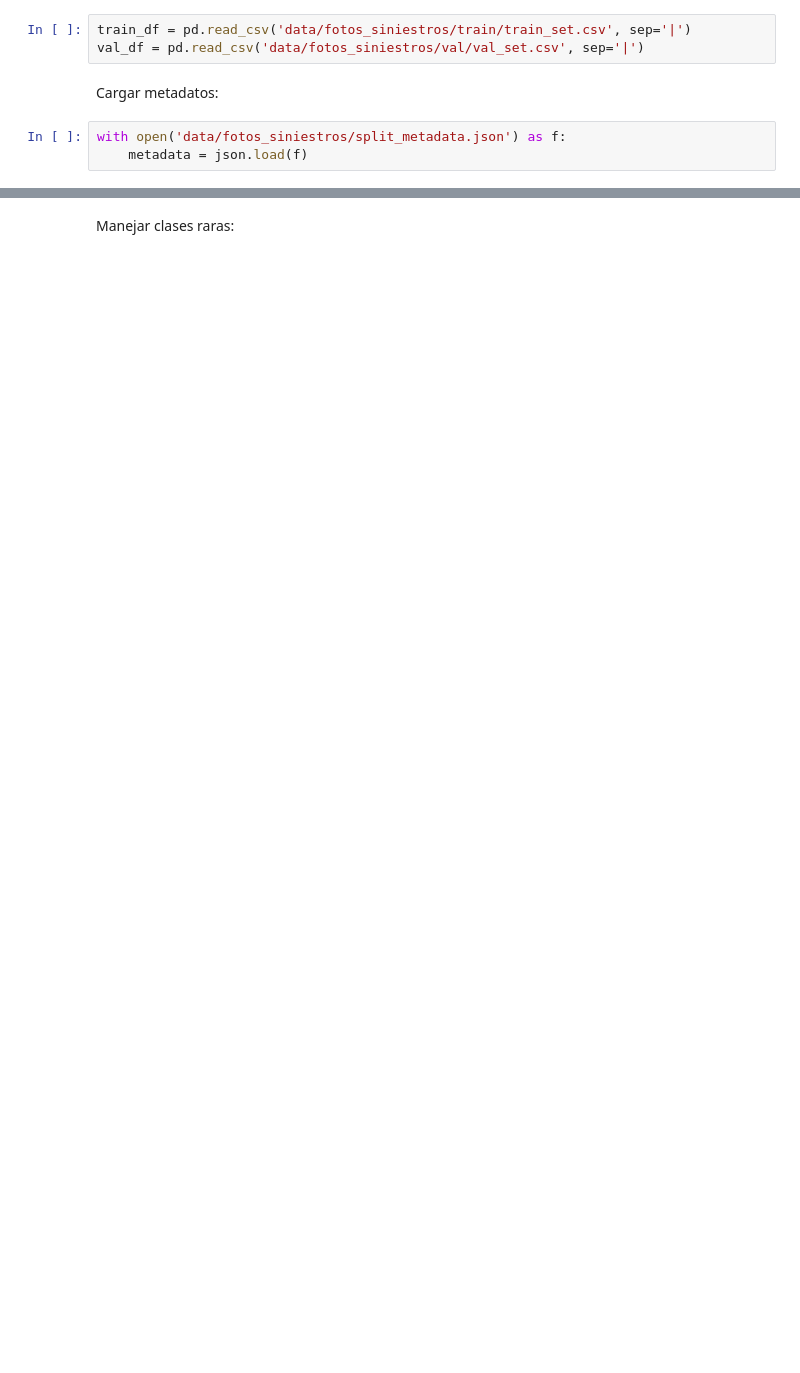
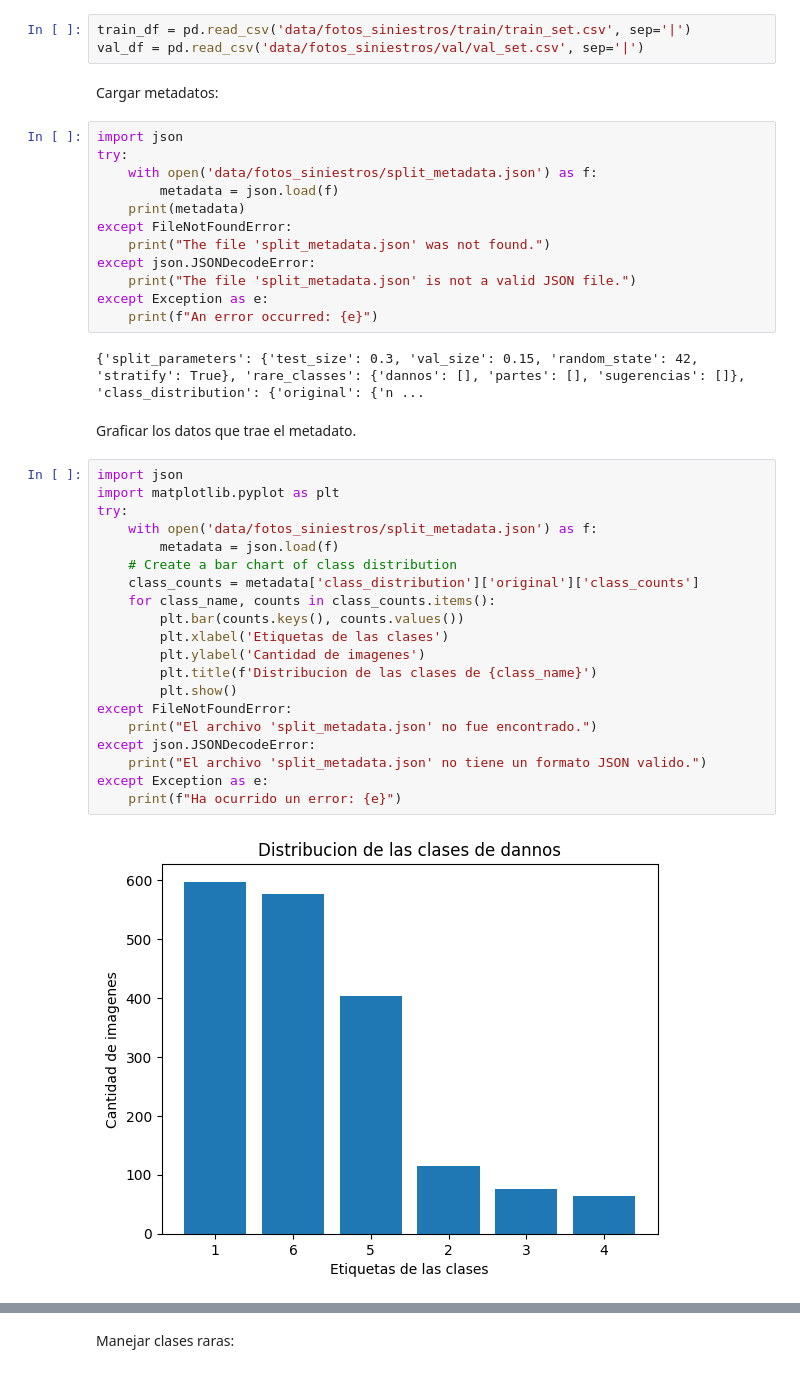
Before and after one commit to ramirezla/DetectarDannosPartesSugerenciasUsandoMultiplesEtiquetasTF_APIs, a Jupyter notebook: PreparacionDeDatosMultiplesEtiquetasTF_API.ipynb, the cells around one changed output, grey strips where cells are left out. Drawn from its saved outputs; the diff is of its cells as text; blank space fills up the shorter version.

Commit message:
Se trabajo en el documentacion del archivo: PreparacionDeDatosMultiplesEtiquetasTF_API.ipynb

```diff
--- a/PreparacionDeDatosMultiplesEtiquetasTF_API.ipynb
+++ b/PreparacionDeDatosMultiplesEtiquetasTF_API.ipynb
@@ -784,6 +796,41 @@ train_df = pd.read_csv('data/fotos_siniestros/train/train_set.csv', sep='|')
 val_df = pd.read_csv('data/fotos_siniestros/val/val_set.csv', sep='|')
 # %% [markdown]
 Cargar metadatos:
-# %%
-with open('data/fotos_siniestros/split_metadata.json') as f:
-    metadata = json.load(f)
+# %%
+import json
+try:
+    with open('data/fotos_siniestros/split_metadata.json') as f:
+        metadata = json.load(f)
+    print(metadata)
+except FileNotFoundError:
+    print("The file 'split_metadata.json' was not found.")
+except json.JSONDecodeError:
+    print("The file 'split_metadata.json' is not a valid JSON file.")
+except Exception as e:
+    print(f"An error occurred: {e}")
+# %% [output]
+{'split_parameters': {'test_size': 0.3, 'val_size': 0.15, 'random_state': 42, 'stratify': True}, 'rare_classes': {'dannos': [], 'partes': [], 'sugerencias': []}, 'class_distribution': {'original': {'n ...
+# %% [markdown]
+Graficar los datos que trae el metadato.
+# %%
+import json
+import matplotlib.pyplot as plt
+try:
+    with open('data/fotos_siniestros/split_metadata.json') as f:
+        metadata = json.load(f)
+    # Create a bar chart of class distribution
+    class_counts = metadata['class_distribution']['original']['class_counts']
+    for class_name, counts in class_counts.items():
+        plt.bar(counts.keys(), counts.values())
+        plt.xlabel('Etiquetas de las clases')
+        plt.ylabel('Cantidad de imagenes')
+        plt.title(f'Distribucion de las clases de {class_name}')
+        plt.show()
+except FileNotFoundError:
+    print("El archivo 'split_metadata.json' no fue encontrado.")
+except json.JSONDecodeError:
+    print("El archivo 'split_metadata.json' no tiene un formato JSON valido.")
+except Exception as e:
+    print(f"Ha ocurrido un error: {e}")
+# %% [output]
+[figure, added]
```
Also changed, not shown: parts of 22 cells of this notebook, 4 other files.
